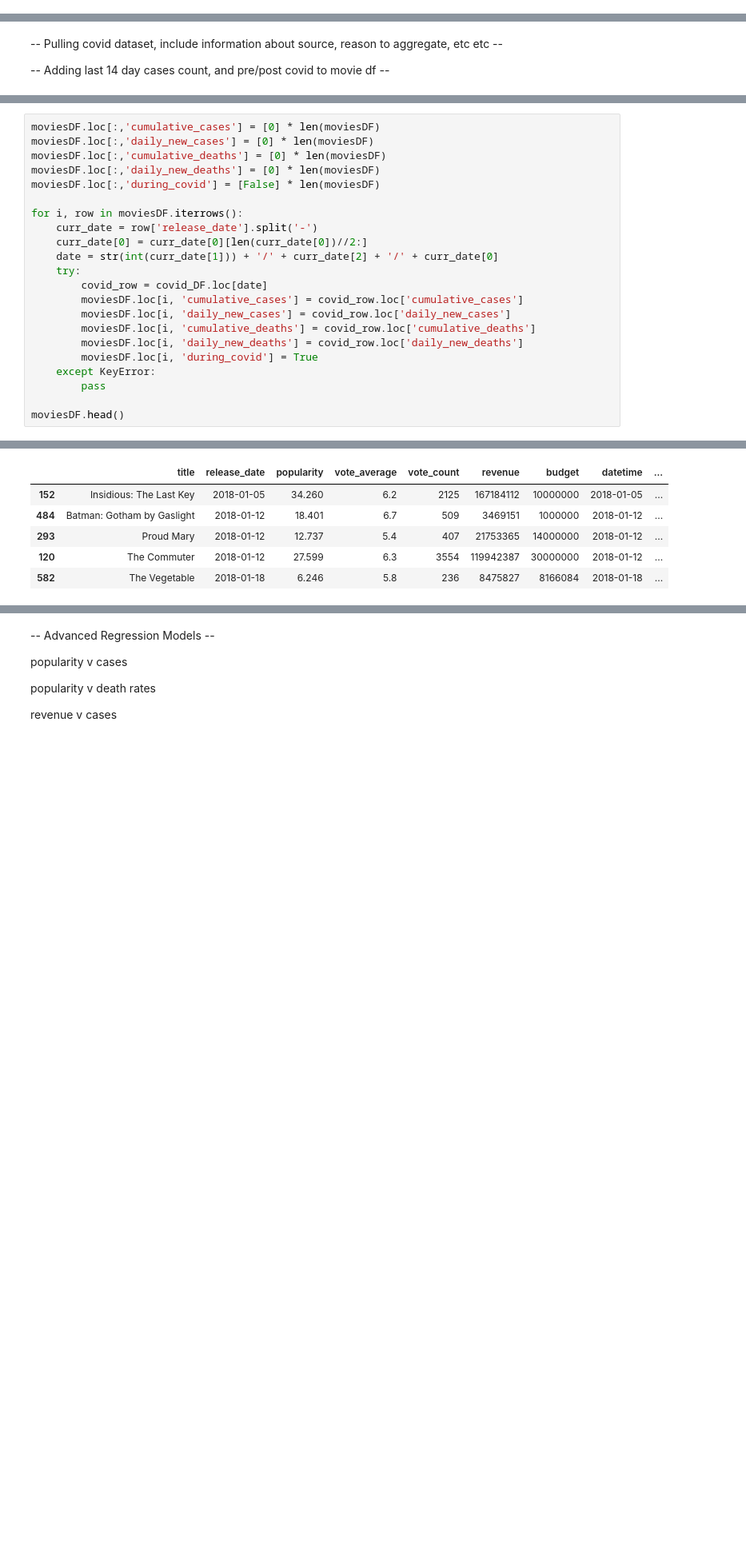
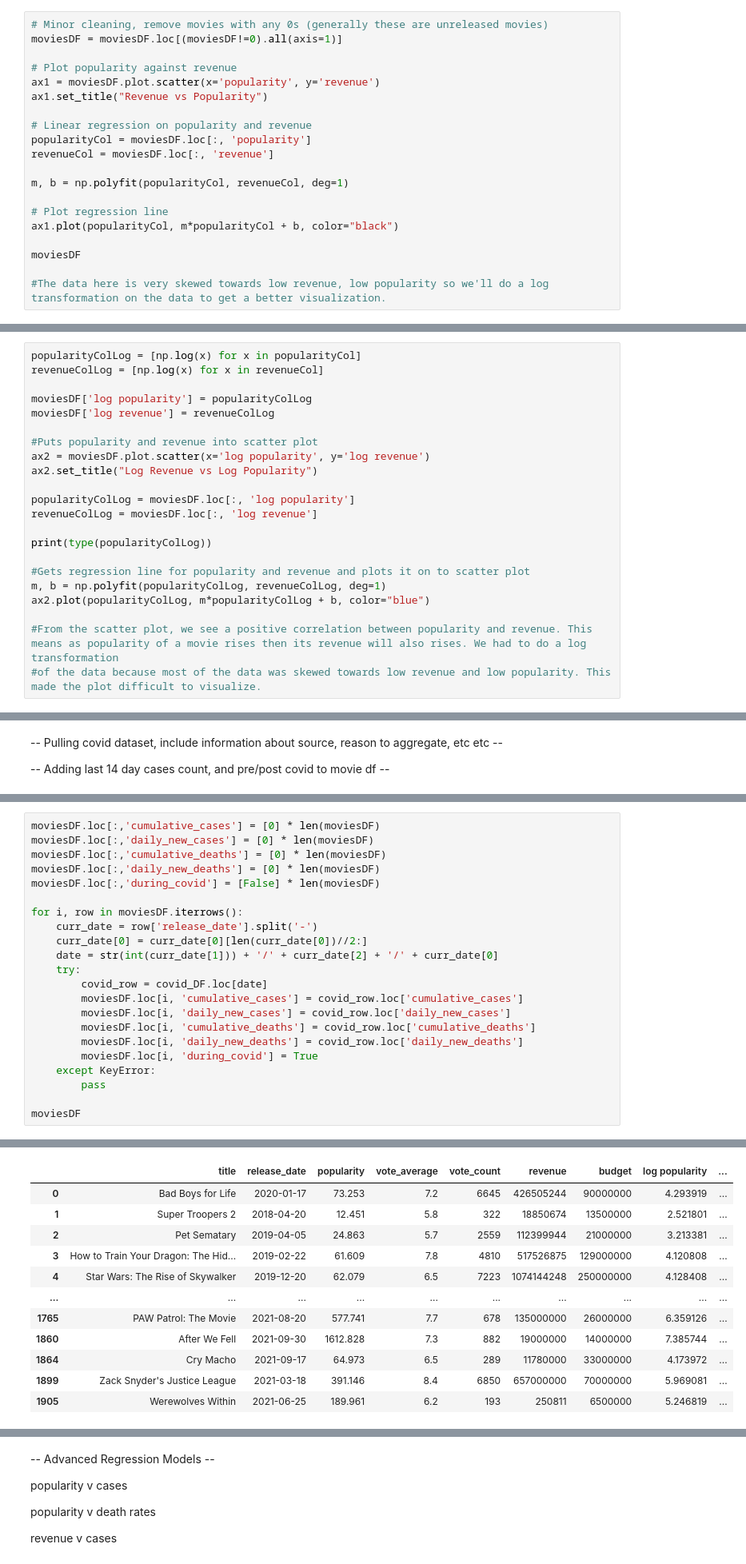
Before and after one commit to stan-GH/final-tutorial, a Jupyter notebook: final_tutorial.ipynb, the cells around one changed output, grey strips where cells are left out. Shown at 80% size. Cells and saved outputs as stored; diff of their text form; blank space fills up the shorter version.

```diff
--- a/final_tutorial.ipynb
+++ b/final_tutorial.ipynb
@@ -299,0 +69,20 @@ Before we can analyze the COVID-19 data with respect to the movie data, we have
+# %%
+# Minor cleaning, remove movies with any 0s (generally these are unreleased movies)
+moviesDF = moviesDF.loc[(moviesDF!=0).all(axis=1)]
+
+# Plot popularity against revenue
+ax1 = moviesDF.plot.scatter(x='popularity', y='revenue')
+ax1.set_title("Revenue vs Popularity")
+
+# Linear regression on popularity and revenue
+popularityCol = moviesDF.loc[:, 'popularity']
+revenueCol = moviesDF.loc[:, 'revenue']
+
+m, b = np.polyfit(popularityCol, revenueCol, deg=1)
+
+# Plot regression line
+ax1.plot(popularityCol, m*popularityCol + b, color="black")
+
+moviesDF
+
+#The data here is very skewed towards low revenue, low popularity so we'll do a log transformation on the data to get a better visualization.
@@ -299,0 +106,22 @@ Before we can analyze the COVID-19 data with respect to the movie data, we have
+# %%
+popularityColLog = [np.log(x) for x in popularityCol]
+revenueColLog = [np.log(x) for x in revenueCol]
+
+moviesDF['log popularity'] = popularityColLog
+moviesDF['log revenue'] = revenueColLog
+
+#Puts popularity and revenue into scatter plot
+ax2 = moviesDF.plot.scatter(x='log popularity', y='log revenue')
+ax2.set_title("Log Revenue vs Log Popularity")
+
+popularityColLog = moviesDF.loc[:, 'log popularity']
+revenueColLog = moviesDF.loc[:, 'log revenue']
+
+print(type(popularityColLog))
+
+#Gets regression line for popularity and revenue and plots it on to scatter plot
+m, b = np.polyfit(popularityColLog, revenueColLog, deg=1)
+ax2.plot(popularityColLog, m*popularityColLog + b, color="blue")
+
+#From the scatter plot, we see a positive correlation between popularity and revenue. This means as popularity of a movie rises then its revenue will also rises. We had to do a log transformation
+#of the data because most of the data was skewed towards low revenue and low popularity. This made the plot difficult to visualize.
@@ -375,5 +222,5 @@ for i, row in moviesDF.iterrows():
     except KeyError:
         pass
 
-moviesDF.head()
+moviesDF
 # %% [output]
@@ -380,6 +237,12 @@ moviesDF.head()
-|  | title | release_date | popularity | vote_average | vote_count | revenue | budget | datetime | ... |
-| 152 | Insidious: The Last Key | 2018-01-05 | 34.260 | 6.2 | 2125 | 167184112 | 10000000 | 2018-01-05 | ... |
-| 484 | Batman: Gotham by Gaslight | 2018-01-12 | 18.401 | 6.7 | 509 | 3469151 | 1000000 | 2018-01-12 | ... |
-| 293 | Proud Mary | 2018-01-12 | 12.737 | 5.4 | 407 | 21753365 | 14000000 | 2018-01-12 | ... |
-| 120 | The Commuter | 2018-01-12 | 27.599 | 6.3 | 3554 | 119942387 | 30000000 | 2018-01-12 | ... |
-| 582 | The Vegetable | 2018-01-18 | 6.246 | 5.8 | 236 | 8475827 | 8166084 | 2018-01-18 | ... |
+|  | title | release_date | popularity | vote_average | vote_count | revenue | budget | log popularity | ... |
+| 0 | Bad Boys for Life | 2020-01-17 | 73.253 | 7.2 | 6645 | 426505244 | 90000000 | 4.293919 | ... |
+| 1 | Super Troopers 2 | 2018-04-20 | 12.451 | 5.8 | 322 | 18850674 | 13500000 | 2.521801 | ... |
+| 2 | Pet Sematary | 2019-04-05 | 24.863 | 5.7 | 2559 | 112399944 | 21000000 | 3.213381 | ... |
+| 3 | How to Train Your Dragon: The Hid... | 2019-02-22 | 61.609 | 7.8 | 4810 | 517526875 | 129000000 | 4.120808 | ... |
+| 4 | Star Wars: The Rise of Skywalker | 2019-12-20 | 62.079 | 6.5 | 7223 | 1074144248 | 250000000 | 4.128408 | ... |
+| ... | ... | ... | ... | ... | ... | ... | ... | ... | ... |
+| 1765 | PAW Patrol: The Movie | 2021-08-20 | 577.741 | 7.7 | 678 | 135000000 | 26000000 | 6.359126 | ... |
+| 1860 | After We Fell | 2021-09-30 | 1612.828 | 7.3 | 882 | 19000000 | 14000000 | 7.385744 | ... |
+| 1864 | Cry Macho | 2021-09-17 | 64.973 | 6.5 | 289 | 11780000 | 33000000 | 4.173972 | ... |
+| 1899 | Zack Snyder's Justice League | 2021-03-18 | 391.146 | 8.4 | 6850 | 657000000 | 70000000 | 5.969081 | ... |
+| 1905 | Werewolves Within | 2021-06-25 | 189.961 | 6.2 | 193 | 250811 | 6500000 | 5.246819 | ... |
```
Also changed, not shown: parts of 64 cells of this notebook.
